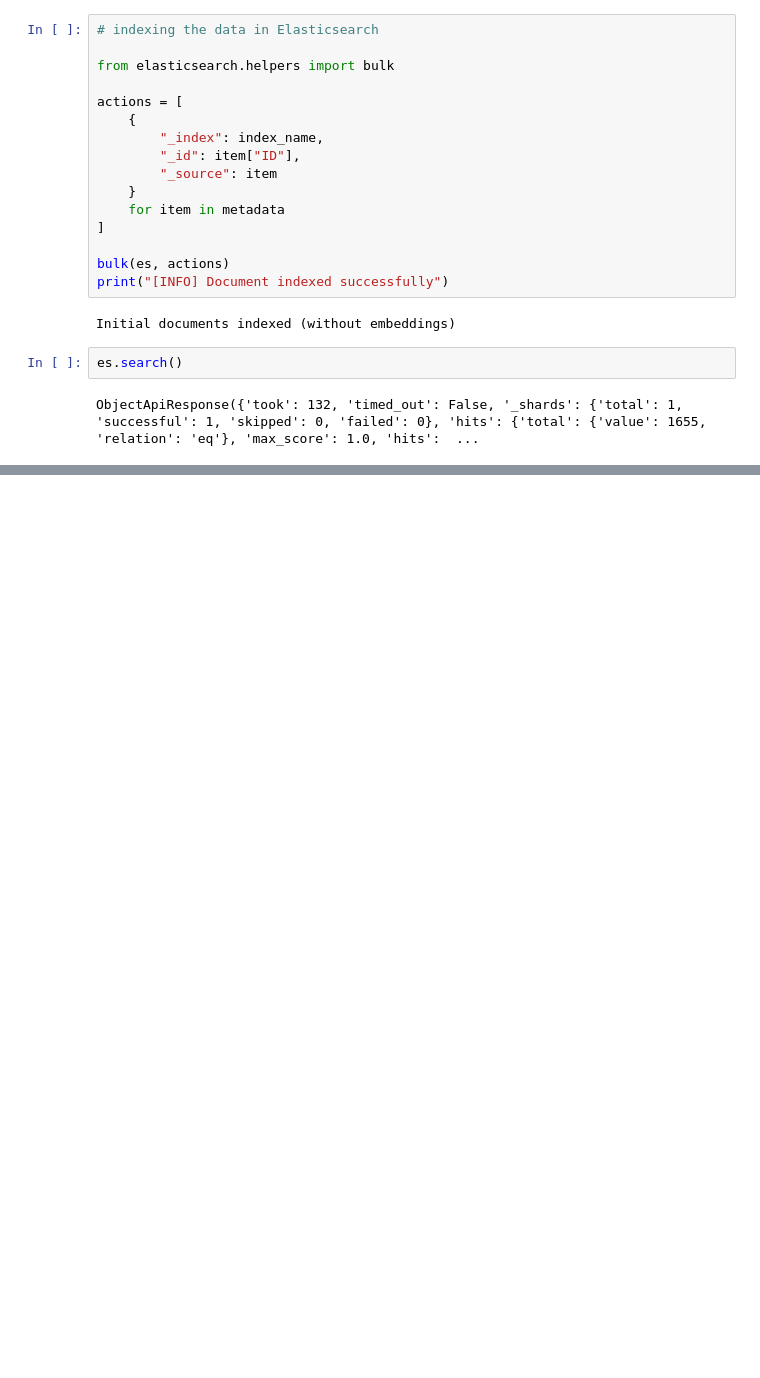
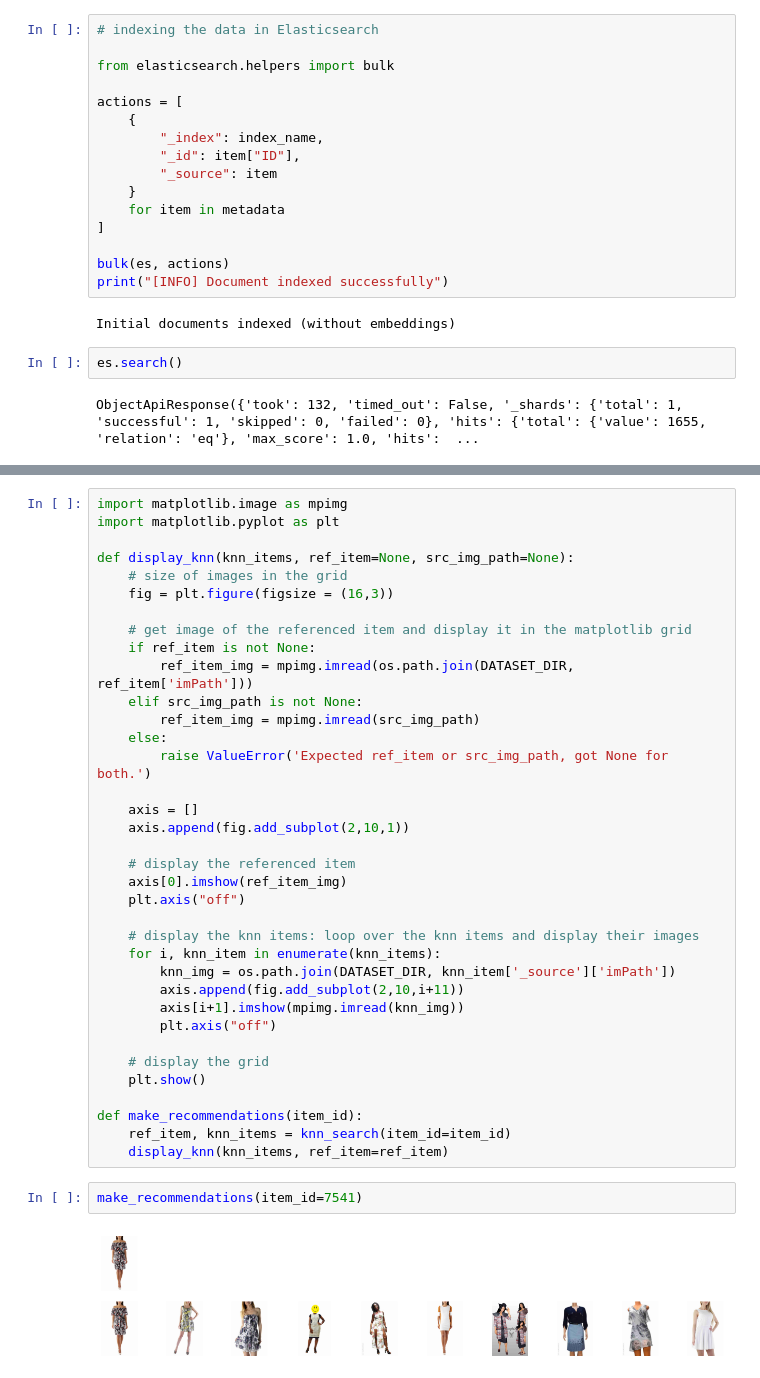
Before and after one commit to carmel-wenga/Image-Based-Recommendation-System-with-ResNet-and-Elasticsearch, a Jupyter notebook: src/IBRS_with_ResNet_and_ES.ipynb, the cells around one changed output, grey strips where cells are left out. Cells and saved outputs as stored; diff of their text form; blank space fills up the shorter version.

Commit message:
implement knn search, implement image based search engine,

```diff
--- a/src/IBRS_with_ResNet_and_ES.ipynb
+++ b/src/IBRS_with_ResNet_and_ES.ipynb
@@ -179,0 +313,40 @@ ObjectApiResponse({'took': 132, 'timed_out': False, '_shards': {'total': 1, 'suc
+# %%
+import matplotlib.image as mpimg
+import matplotlib.pyplot as plt
+
+def display_knn(knn_items, ref_item=None, src_img_path=None):
+    # size of images in the grid
+    fig = plt.figure(figsize = (16,3))
+
+    # get image of the referenced item and display it in the matplotlib grid
+    if ref_item is not None:
+        ref_item_img = mpimg.imread(os.path.join(DATASET_DIR, ref_item['imPath']))
+    elif src_img_path is not None:
+        ref_item_img = mpimg.imread(src_img_path)
+    else:
+        raise ValueError('Expected ref_item or src_img_path, got None for both.')
+
+    axis = []
+    axis.append(fig.add_subplot(2,10,1))
+
+    # display the referenced item
+    axis[0].imshow(ref_item_img)
+    plt.axis("off")
+
+    # display the knn items: loop over the knn items and display their images
+    for i, knn_item in enumerate(knn_items):
+        knn_img = os.path.join(DATASET_DIR, knn_item['_source']['imPath'])
+        axis.append(fig.add_subplot(2,10,i+11))
+        axis[i+1].imshow(mpimg.imread(knn_img))
+        plt.axis("off")
+
+    # display the grid
+    plt.show()
+
+def make_recommendations(item_id):
+    ref_item, knn_items = knn_search(item_id=item_id)
+    display_knn(knn_items, ref_item=ref_item)
+# %%
+make_recommendations(item_id=7541)
+# %% [output]
+[figure, added]
```
Also changed, not shown: parts of 15 cells of this notebook, 1 other file.
